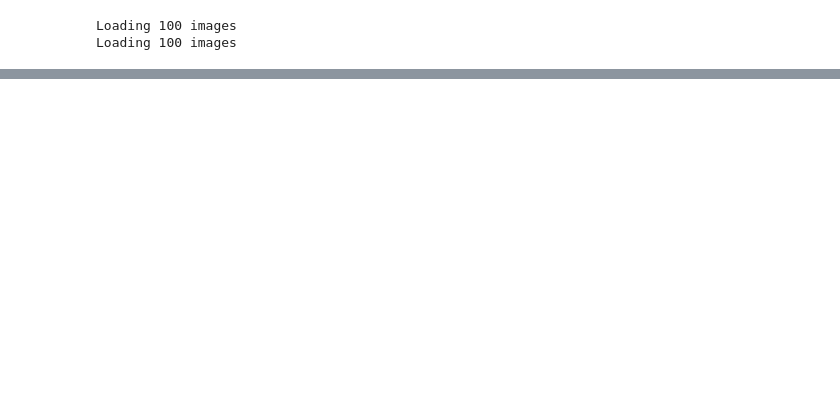
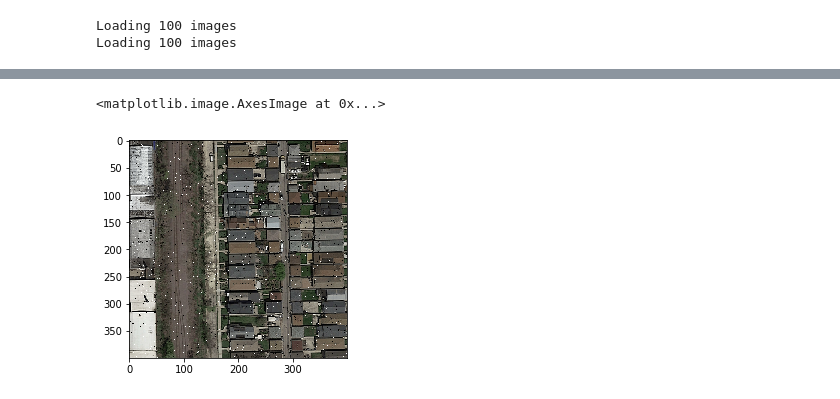
Before and after one commit to zeineb111/EPFL-Machine-Learning-Road-Segmentation, a Jupyter notebook: example_code/Augmentation.ipynb, the cells around one changed output, grey strips where cells are left out. Saved outputs shown, nothing was run; the diff lists cells and outputs as text; code cells hidden in the pictures; blank space fills up the shorter version.

Commit message:
Noise+Lighting modifier functions

```diff
--- a/example_code/Augmentation.ipynb
+++ b/example_code/Augmentation.ipynb
@@ -127,0 +147,20 @@ Loading 100 images
+# %%
+def add_noise(ratio, img):
+    #INPUT: ratio of noise vs. clean pixels and the image
+
+    #make a copy not to change the original and get the size
+    img_copy = img.copy()
+    size = img.shape
+    #salt-and-paper noise amount
+    amount = int(size[0]*size[1]*ratio)
+    #loop through the randomly change a pixel to either black or white
+    for i in range(amount):
+        point = [np.random.randint(0, size[0], amount) for i in size[:2]]
+        img_copy[point[0], point[1], :] = np.random.choice(2)
+
+    return img_copy
+# %%
+plt.imshow(add_noise(0.0003, imgs[19]))
+# %% [output]
+<matplotlib.image.AxesImage at 0x...>
+[figure, added]
```
Also changed, not shown: parts of 4 cells of this notebook.
